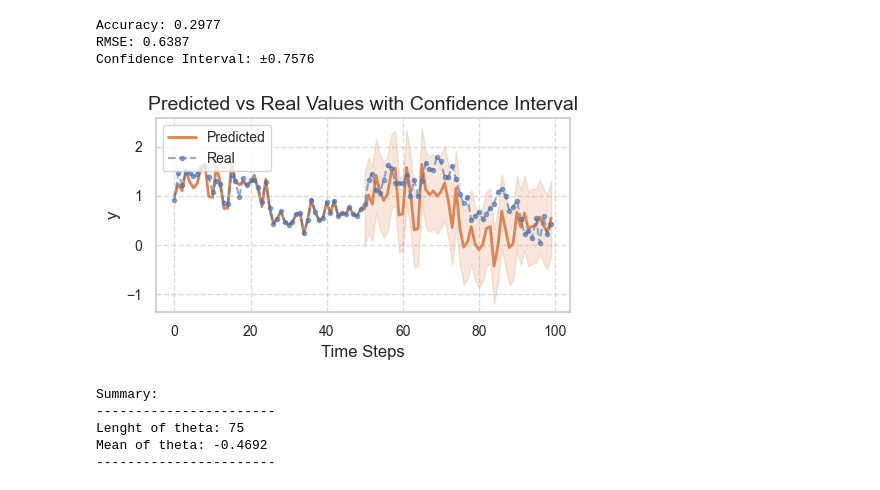
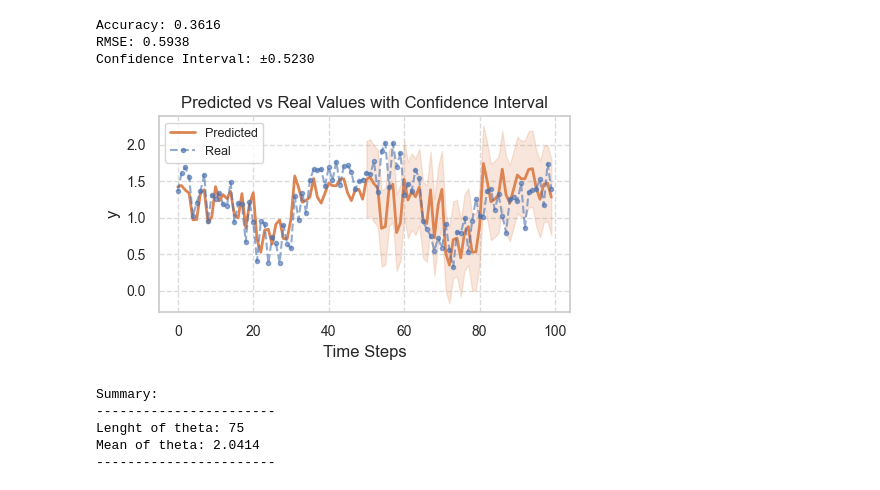
Before and after one commit to jzsmoreno/likelihood, a Jupyter notebook: examples/Regression_Models.ipynb, the cells around one changed output. Cells and saved outputs as stored; diff of their text form; code cells hidden in the pictures.

```diff
--- a/examples/Regression_Models.ipynb
+++ b/examples/Regression_Models.ipynb
@@ -17,37 +17,36 @@ t_points = 100
 a = generate_series(2, 100, incline=False)
 y_serie = np.copy(a)
 # %%
-p, d, q = 1, 0, 0.5
+p, d, q = 1, 1, 0.5
 # Standardize the data and subtract the slope
 scaler = DataScaler(a)
 y_scale = scaler.rescale()
 npoints = int(get_period(y_scale[0, :]))
 y_train = y_scale[0, :npoints]
 y_val = y_scale[0, npoints:]
 # We define the regression model
 model = Arima(y_train, p, d, q)
 model.train(nwalkers=15)
 model.save_model("model")
 model = Arima(y_train, p, d, q)
 model.load_model("model")
-# We predict 15 points forward
 points_to_pred = t_points - npoints
 y_pred = model.predict(points_to_pred)
 model.eval(y_val[:points_to_pred], y_pred[-points_to_pred])
 y_pred = y_pred[..., np.newaxis]
 y_pred = y_pred.reshape(-1, y_pred.shape[0])
 y_pred = scaler.scale(y_pred)
 model.plot_pred(y_serie[0, :], y_pred[0, :])
 model.summary()
 # %% [output]
-Accuracy: 0.2977
-RMSE: 0.6387
-Confidence Interval: ±0.7576
+Accuracy: 0.3616
+RMSE: 0.5938
+Confidence Interval: ±0.5230
-[figure, old version]
+[figure, new version]
 Summary:
 -----------------------
 Lenght of theta: 75
-Mean of theta: -0.4692
+Mean of theta: 2.0414
 -----------------------
 # %%
 second_model = FourierRegression(y_scale[:, :npoints])
```
Also changed, not shown: parts of 3 cells of this notebook, 1 other file.
